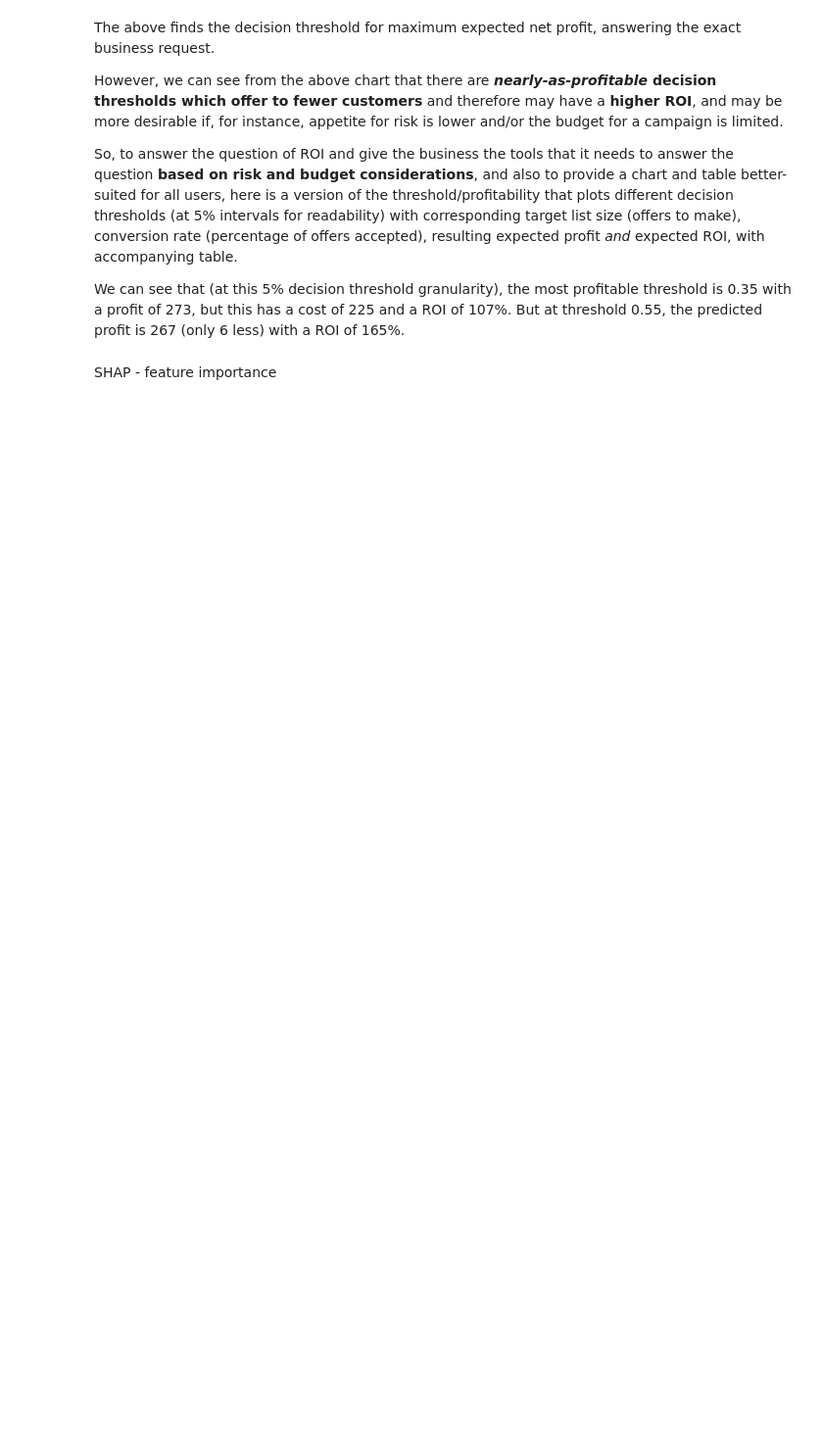
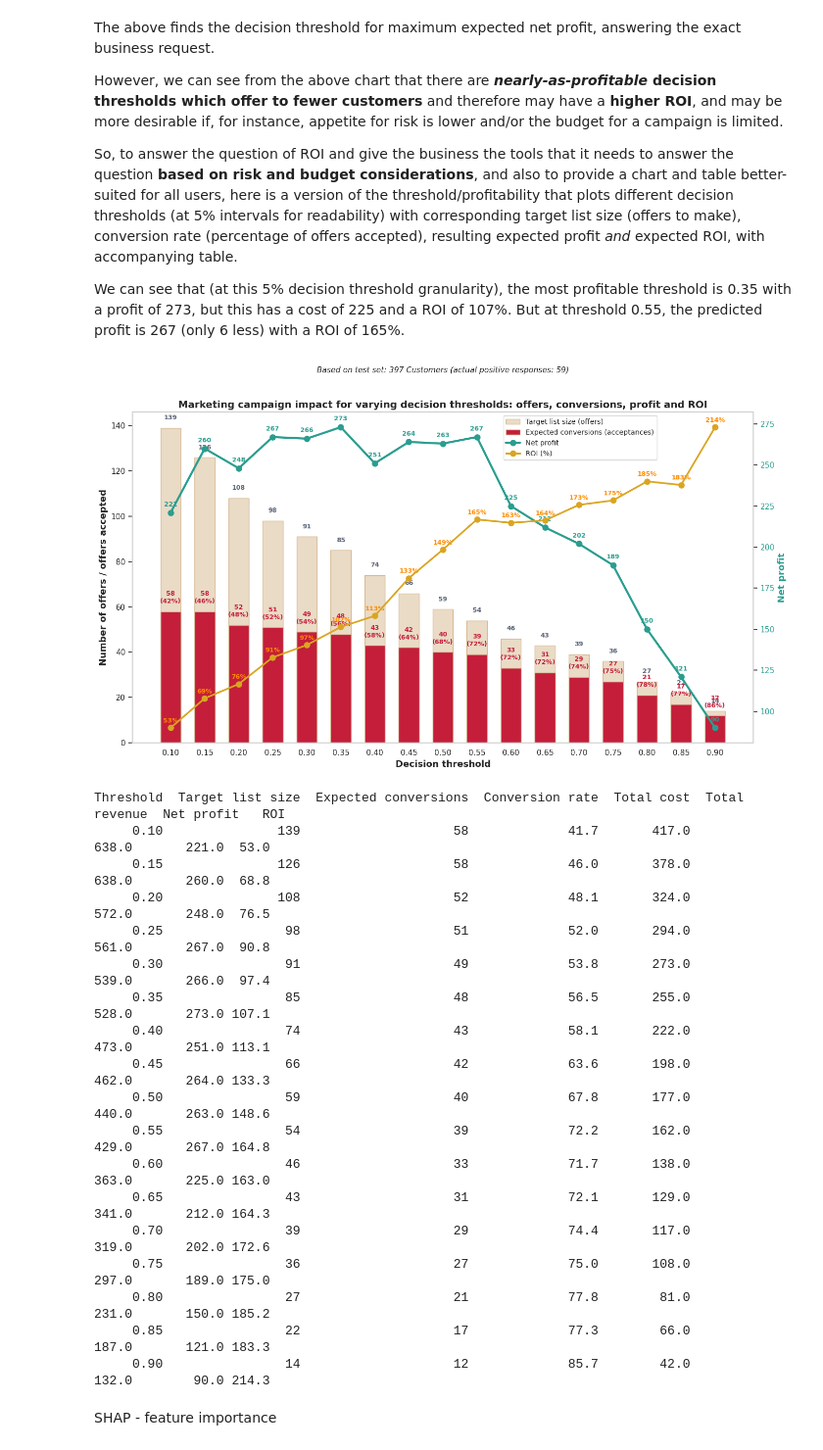
Before and after one commit to datagranate/data-portfolio, a Jupyter notebook: marketing/notebooks/marketing_ml.ipynb, the cells around one changed output. Shown at 98% size. Saved outputs shown, nothing was run; the diff lists cells and outputs as text; code cells hidden in the pictures; blank space fills up the shorter version.

```diff
--- a/marketing/notebooks/marketing_ml.ipynb
+++ b/marketing/notebooks/marketing_ml.ipynb
@@ -340,7 +412,7 @@ y_true = y_test.values
 total_test_size = len(y_true)
 actual_positives = int(y_true.sum())
 
-thresholds = np.arange(0.30, 0.40, 0.01)
+thresholds = np.arange(0.10, 0.95, 0.05)
 results = []
 
 for thresh in thresholds:
@@ -447,33 +519,53 @@ ax3.grid(False)
 # Legend
 handles = [
     ax.containers[0],  # Target list size (bar container)
     ax.containers[1],  # Expected conversions (bar container)
     ax2.lines[0],      # Net profit line
     ax3.lines[0],      # ROI line
 ]
 labels = [
     'Target list size (offers)',
     'Expected conversions (acceptances)',
     'Net profit',
     'ROI (%)'
 ]
 
 ax.legend(handles, labels, loc='upper right', bbox_to_anchor=(0.85, 1), fontsize=10, frameon=True, framealpha=0.9)
 
 # Subtitle
 fig.suptitle(f'Based on test set: {total_test_size} Customers (actual positive responses: {actual_positives})',
              fontsize=11, style='italic', y=1.02)
 
 ax2.yaxis.tick_right()
 ax2.tick_params(axis='y', which='both', right=True, labelright=True,
                 left=False, labelleft=False)
 
 plt.tight_layout()
 # plt.savefig(output_dir / "Marketing_campaign_impact.png", dpi=150, bbox_inches='tight')
 plt.show()
 
 # Results table
 print(df_results.to_string(index=False))
+# %% [output]
+[figure, added]
+Threshold  Target list size  Expected conversions  Conversion rate  Total cost  Total revenue  Net profit   ROI
+     0.10               139                    58             41.7       417.0          638.0       221.0  53.0
+     0.15               126                    58             46.0       378.0          638.0       260.0  68.8
+     0.20               108                    52             48.1       324.0          572.0       248.0  76.5
+     0.25                98                    51             52.0       294.0          561.0       267.0  90.8
+     0.30                91                    49             53.8       273.0          539.0       266.0  97.4
+     0.35                85                    48             56.5       255.0          528.0       273.0 107.1
+     0.40                74                    43             58.1       222.0          473.0       251.0 113.1
+     0.45                66                    42             63.6       198.0          462.0       264.0 133.3
+     0.50                59                    40             67.8       177.0          440.0       263.0 148.6
+     0.55                54                    39             72.2       162.0          429.0       267.0 164.8
+     0.60                46                    33             71.7       138.0          363.0       225.0 163.0
+     0.65                43                    31             72.1       129.0          341.0       212.0 164.3
+     0.70                39                    29             74.4       117.0          319.0       202.0 172.6
+     0.75                36                    27             75.0       108.0          297.0       189.0 175.0
+     0.80                27                    21             77.8        81.0          231.0       150.0 185.2
+     0.85                22                    17             77.3        66.0          187.0       121.0 183.3
+     0.90                14                    12             85.7        42.0          132.0        90.0 214.3
 # %% [markdown]
 SHAP - feature importance
 # %%
```
Also changed, not shown: parts of 12 cells of this notebook, 3 other files.
